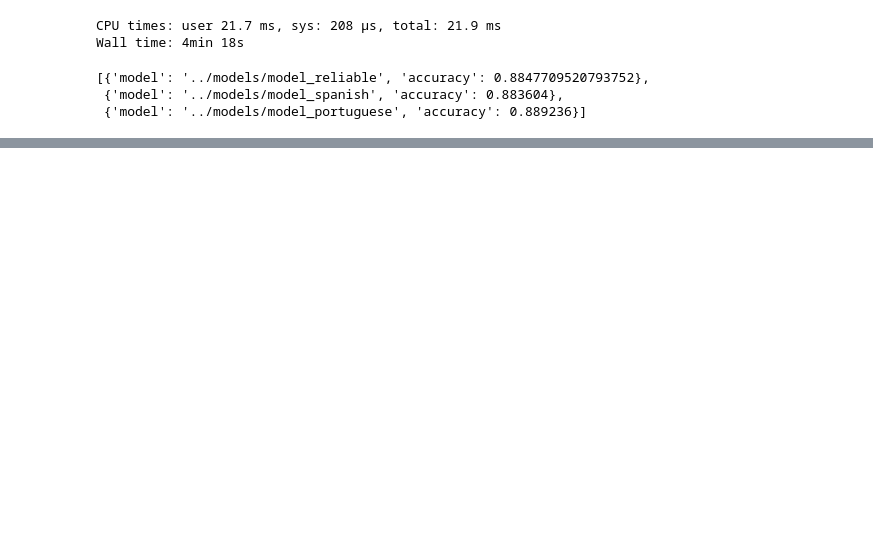
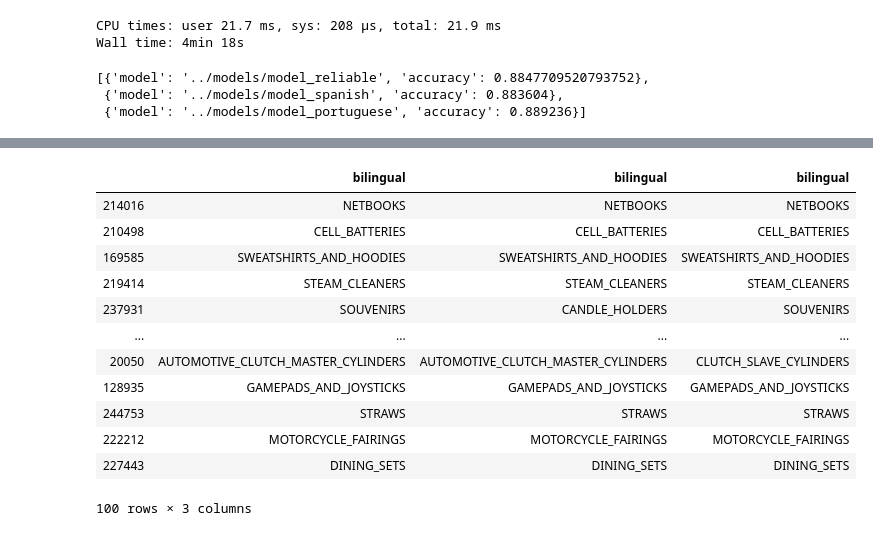
Before and after one commit to camporeale/ml_challenge, a Jupyter notebook: FastText.ipynb, the cells around one changed output, grey strips where cells are left out. Cells and saved outputs as stored; diff of their text form; code cells hidden in the pictures; blank space fills up the shorter version.

```diff
--- a/FastText.ipynb
+++ b/FastText.ipynb
@@ -749,0 +730,16 @@ pd.concat([voted_results,base_classifiers_results[["model_full_2gram","model_ful
+# %%
+base_classifiers_results["bilingual"].sample(100)
+# %% [output]
+|  | bilingual | bilingual | bilingual |
+| 214016 | NETBOOKS | NETBOOKS | NETBOOKS |
+| 210498 | CELL_BATTERIES | CELL_BATTERIES | CELL_BATTERIES |
+| 169585 | SWEATSHIRTS_AND_HOODIES | SWEATSHIRTS_AND_HOODIES | SWEATSHIRTS_AND_HOODIES |
+| 219414 | STEAM_CLEANERS | STEAM_CLEANERS | STEAM_CLEANERS |
+| 237931 | SOUVENIRS | CANDLE_HOLDERS | SOUVENIRS |
+| ... | ... | ... | ... |
+| 20050 | AUTOMOTIVE_CLUTCH_MASTER_CYLINDERS | AUTOMOTIVE_CLUTCH_MASTER_CYLINDERS | CLUTCH_SLAVE_CYLINDERS |
+| 128935 | GAMEPADS_AND_JOYSTICKS | GAMEPADS_AND_JOYSTICKS | GAMEPADS_AND_JOYSTICKS |
+| 244753 | STRAWS | STRAWS | STRAWS |
+| 222212 | MOTORCYCLE_FAIRINGS | MOTORCYCLE_FAIRINGS | MOTORCYCLE_FAIRINGS |
+| 227443 | DINING_SETS | DINING_SETS | DINING_SETS |
+100 rows × 3 columns
```
Also changed, not shown: parts of 26 cells of this notebook, 9 other files.
